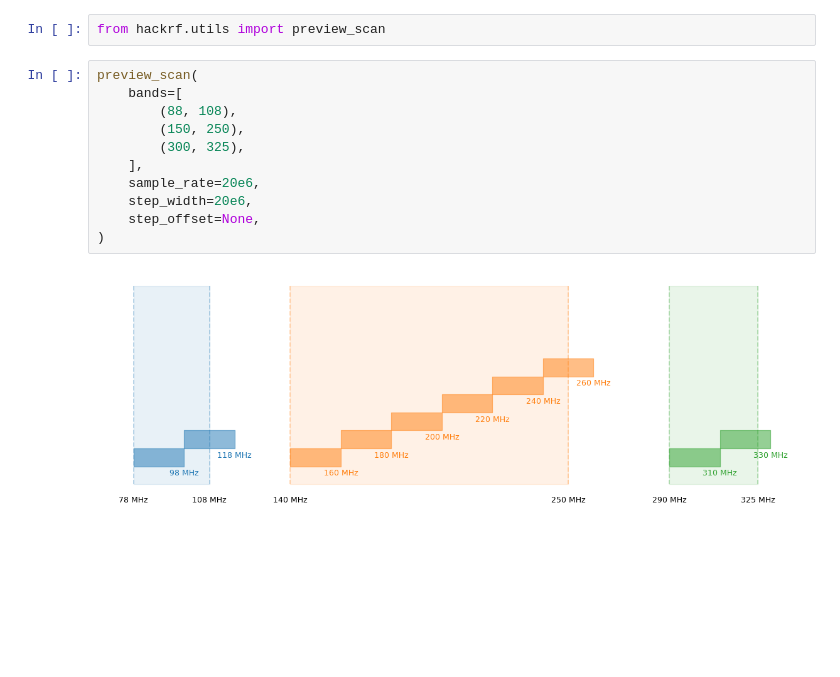
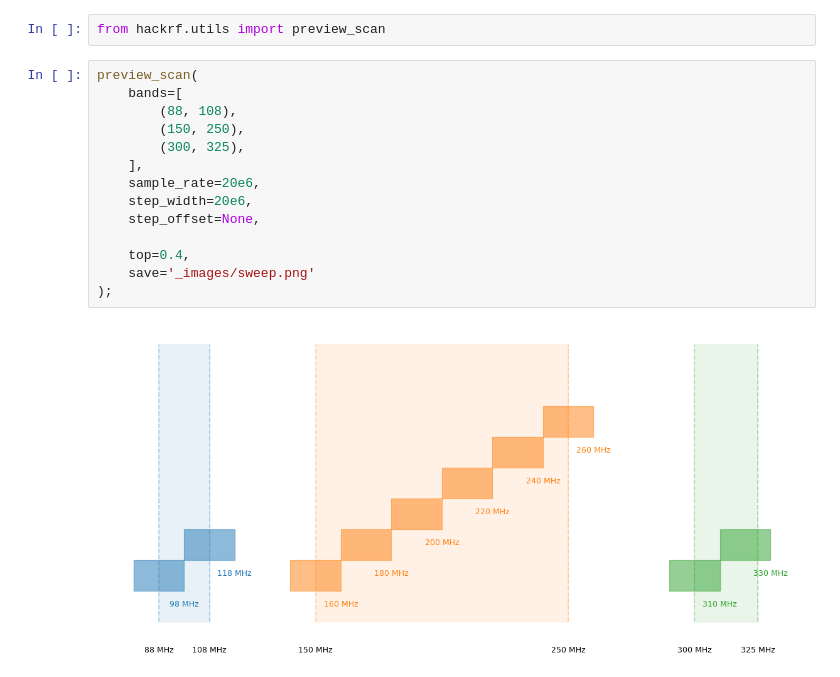
Before and after one commit to dunderlab/python-hackrf, a Jupyter notebook: docs/source/notebooks/01-acquisition.ptc.ipynb, the cells around one changed output. Saved outputs shown, nothing was run; the diff lists cells and outputs as text; blank space fills up the shorter version.

```diff
--- a/docs/source/notebooks/01-acquisition.ptc.ipynb
+++ b/docs/source/notebooks/01-acquisition.ptc.ipynb
@@ -108,16 +113,19 @@ from hackrf.utils import preview_scan
 # %%
 preview_scan(
     bands=[
         (88, 108),
         (150, 250),
         (300, 325),
     ],
     sample_rate=20e6,
     step_width=20e6,
     step_offset=None,
-)
+
+    top=0.4,
+    save='_images/sweep.png'
+);
 # %% [output]
-[figure, old version]
+[figure, new version]
 # %%
 preview_scan(
     bands=[
```
Also changed, not shown: parts of 4 cells of this notebook, 10 other files.
